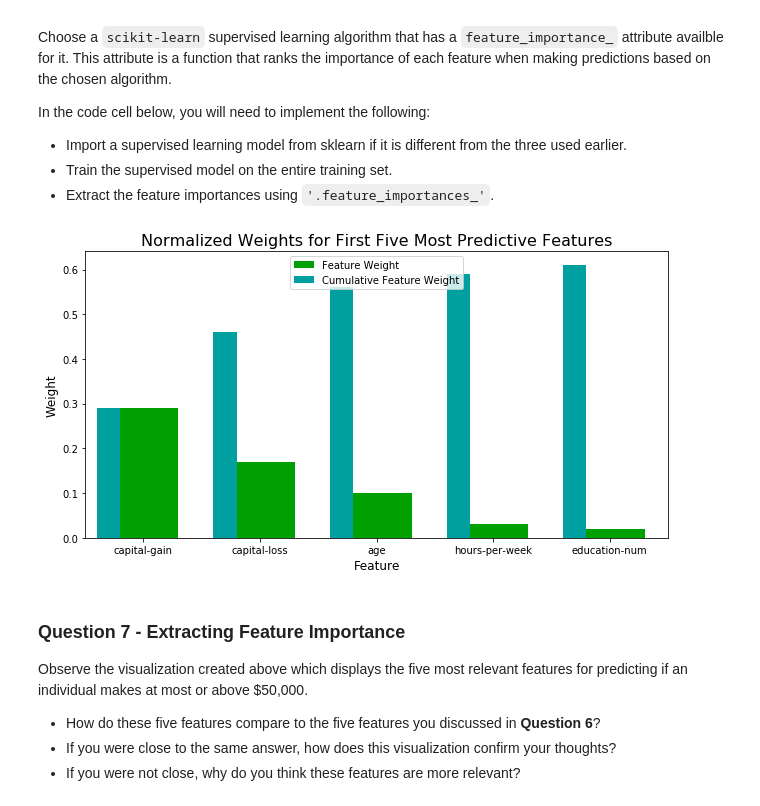
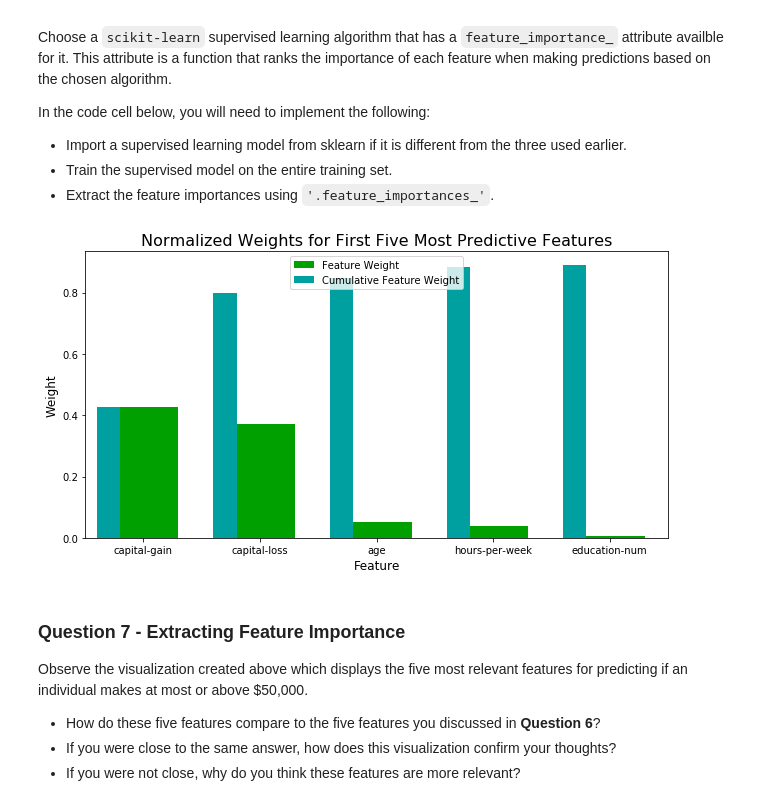
Before and after one commit to fink-stanislav/machine-learning, a Jupyter notebook: projects/finding_donors/finding_donors.ipynb, the cells around one changed output. Cells and saved outputs as stored; diff of their text form; code cells hidden in the pictures.

```diff
--- a/projects/finding_donors/finding_donors.ipynb
+++ b/projects/finding_donors/finding_donors.ipynb
@@ -627,18 +629,18 @@ In the code cell below, you will need to implement the following:
  - Extract the feature importances using `'.feature_importances_'`.
 # %%
 # Import a supervised learning model that has 'feature_importances_'
-clf = AdaBoostClassifier(random_state=0, algorithm='SAMME.R', n_estimators=100)
+clf = AdaBoostClassifier(random_state=0, algorithm='SAMME.R', n_estimators=1000)
 
 # Train the supervised model on the training set using .fit(X_train, y_train)
 model = clf.fit(X_train, y_train)
 
 # Extract the feature importances using .feature_importances_
 importances = model.feature_importances_
 
 # Plot
 vs.feature_plot(importances, X_train, y_train)
 # %% [output]
-[figure, old version]
+[figure, new version]
 # %% [markdown]
 ### Question 7 - Extracting Feature Importance
 
```
Also changed, not shown: parts of 3 cells of this notebook, 1 other file.
